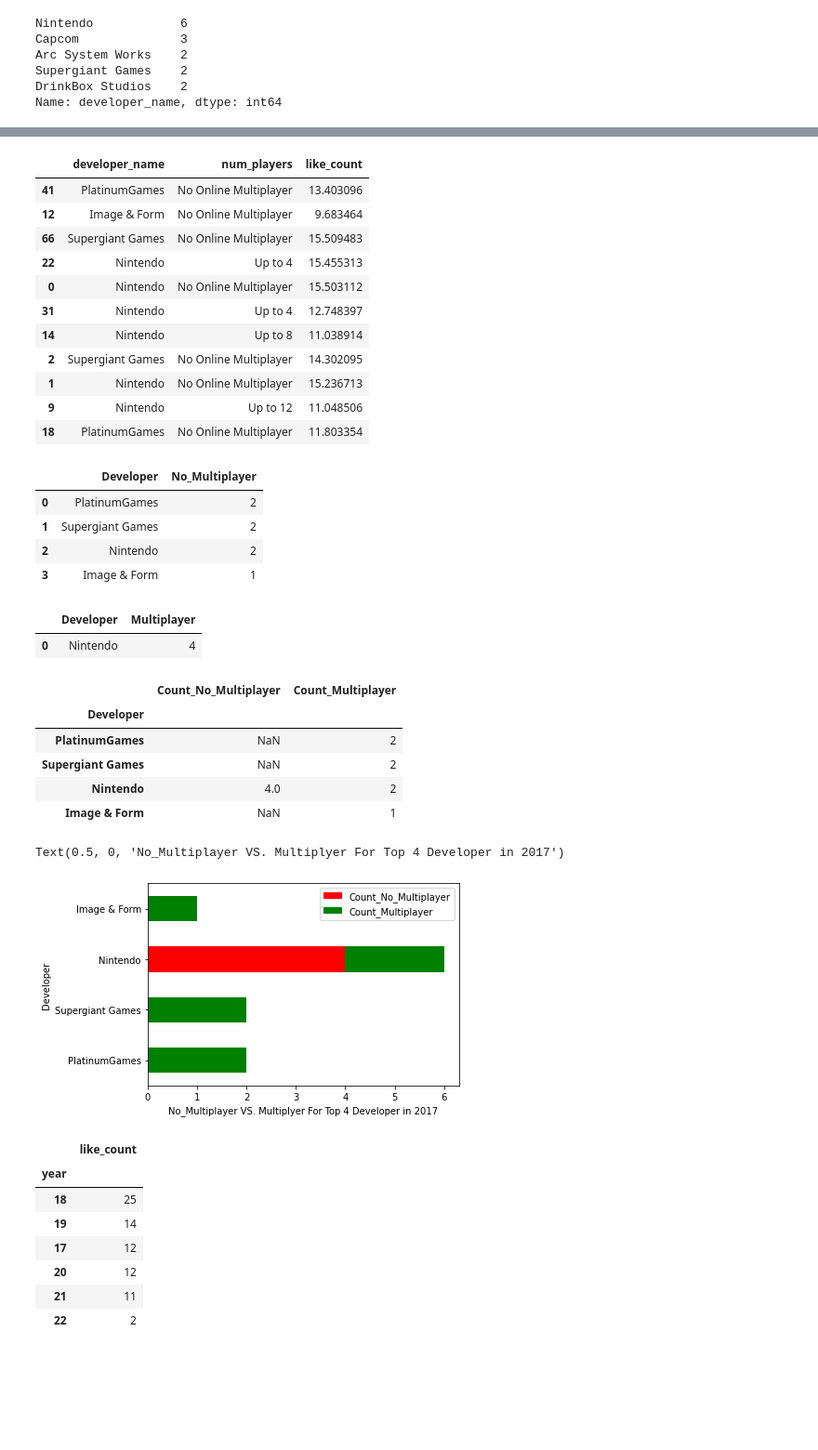
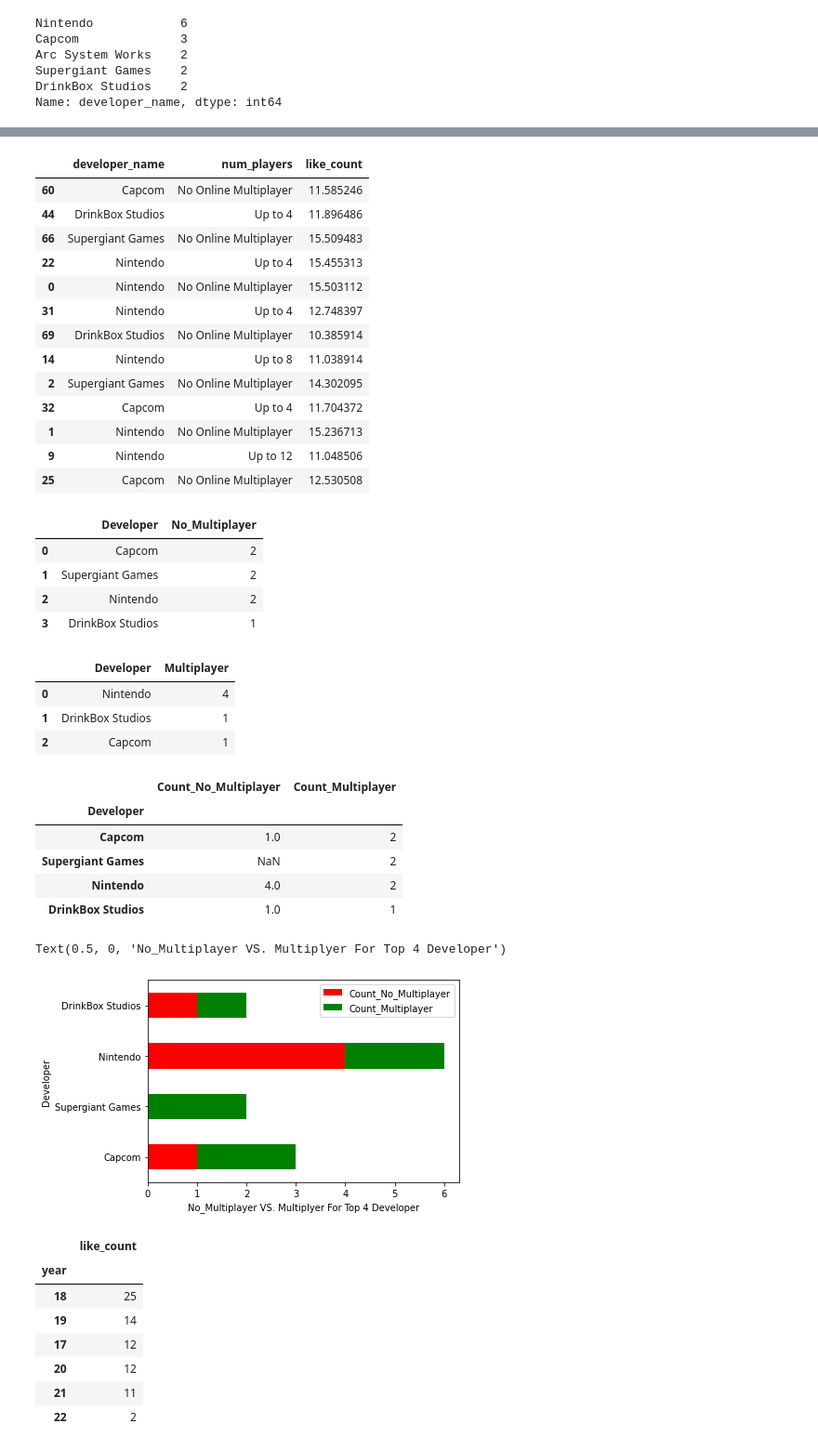
Before and after one commit to dmiao123/DE-Individual-, a Jupyter notebook: Python Work/DE Individual .ipynb, the cells around one changed output, grey strips where cells are left out. Shown at 93% size. Saved outputs shown, nothing was run; the diff lists cells and outputs as text; code cells hidden in the pictures; blank space fills up the shorter version.

```diff
--- a/Python Work/DE Individual .ipynb
+++ b/Python Work/DE Individual .ipynb
@@ -2112,11 +2155,17 @@ DrinkBox Studios    2
 Name: developer_name, dtype: int64
 # %%
 #select data only with top 5 developer
+# Game_d_top = Data_train.loc[Data_train['developer_name'].isin(['Nintendo',
+#                                                'Supergiant Games',
+#                                             # 'Arc System Works',
+#                                                'PlatinumGames',
+#                                                'Image & Form'])]
+
 Game_d_top = Data_train.loc[Data_train['developer_name'].isin(['Nintendo',
+                                               'Capcom',
+                                               #'Arc System Works',
                                                'Supergiant Games',
-                                            # 'Arc System Works',
-                                               'PlatinumGames',
-                                               'Image & Form'])]
+                                               'DrinkBox Studios'])]
 Game_d_top.head()
 # %% [output]
 |  | game_name | ranking | year | month | date_ | num_players | game_genre1 | game_genre2 | developer_name | ... |
@@ -2136,21 +2186,24 @@ Up to 4                  2
 Up to 8                  1
 Name: user_score, dtype: int64
 # %%
+# generate new table on specific columns
 Game_1 = Game_d_top[['developer_name','num_players','like_count']]
 Game_1
 # %% [output]
 |  | developer_name | num_players | like_count |
-| 41 | PlatinumGames | No Online Multiplayer | 13.403096 |
-| 12 | Image & Form | No Online Multiplayer | 9.683464 |
+| 60 | Capcom | No Online Multiplayer | 11.585246 |
+| 44 | DrinkBox Studios | Up to 4 | 11.896486 |
 | 66 | Supergiant Games | No Online Multiplayer | 15.509483 |
 | 22 | Nintendo | Up to 4 | 15.455313 |
 | 0 | Nintendo | No Online Multiplayer | 15.503112 |
 | 31 | Nintendo | Up to 4 | 12.748397 |
+| 69 | DrinkBox Studios | No Online Multiplayer | 10.385914 |
 | 14 | Nintendo | Up to 8 | 11.038914 |
 | 2 | Supergiant Games | No Online Multiplayer | 14.302095 |
+| 32 | Capcom | Up to 4 | 11.704372 |
 | 1 | Nintendo | No Online Multiplayer | 15.236713 |
 | 9 | Nintendo | Up to 12 | 11.048506 |
-| 18 | PlatinumGames | No Online Multiplayer | 11.803354 |
+| 25 | Capcom | No Online Multiplayer | 12.530508 |
 # %%
 #define to 2 groups
 No_Multiplayer = Game_1.loc[Game_1['num_players'].isin(['No Online Multiplayer'])]
@@ -2163,19 +2217,22 @@ Multiplayer = Multiplayer.developer_name.value_counts()
 No_Multiplayer = pd.DataFrame({'Developer':No_Multiplayer.index,'No_Multiplayer':No_Multiplayer.values})
 Multiplayer = pd.DataFrame({'Developer':Multiplayer.index,'Multiplayer':Multiplayer.values})
 # %%
-No_Multiplayer
+No_Multiplayer  #call
 # %% [output]
 |  | Developer | No_Multiplayer |
-| 0 | PlatinumGames | 2 |
+| 0 | Capcom | 2 |
 | 1 | Supergiant Games | 2 |
 | 2 | Nintendo | 2 |
-| 3 | Image & Form | 1 |
+| 3 | DrinkBox Studios | 1 |
 # %%
 Multiplayer
 # %% [output]
 |  | Developer | Multiplayer |
 | 0 | Nintendo | 4 |
+| 1 | DrinkBox Studios | 1 |
+| 2 | Capcom | 1 |
 # %%
+#merge data into one big table based on devloper columns
 Game_g = pd.merge(Multiplayer,No_Multiplayer, how = 'left',on = 'Developer')
 Game_g = pd.merge(Game_g,No_Multiplayer, how = 'right')
 
@@ -2190,7 +2247,7 @@ Game_g
 # %% [output]
 |  | Count_No_Multiplayer | Count_Multiplayer |
 | Developer |  |  |
-| PlatinumGames | NaN | 2 |
+| Capcom | 1.0 | 2 |
 | Supergiant Games | NaN | 2 |
 | Nintendo | 4.0 | 2 |
-| Image & Form | NaN | 1 |
+| DrinkBox Studios | 1.0 | 1 |
@@ -2208,10 +2254,9 @@ Game_g
 # %%
-# 4. VS figure
-Game_g.plot.barh(stacked=True,color=['red','g'])
+# 4. VS figure  ; plot the graph
+Game_g.plot.barh(stacked=True,color=['red','g']) #read and green color
 plt.xticks(rotation=0)
-plt.xlabel('No_Multiplayer VS. Multiplyer For Top 4 Developer in 2017')
-# plt.savefig('No_Multiplayer VS. Multiplyer For Top 4 Developer in 2017')
+plt.xlabel('No_Multiplayer VS. Multiplyer For Top 4 Developer')
 # %% [output]
-Text(0.5, 0, 'No_Multiplayer VS. Multiplyer For Top 4 Developer in 2017')
+Text(0.5, 0, 'No_Multiplayer VS. Multiplyer For Top 4 Developer')
-[figure, old version]
+[figure, new version]
 # %%
```
Also changed, not shown: parts of 105 cells of this notebook.
